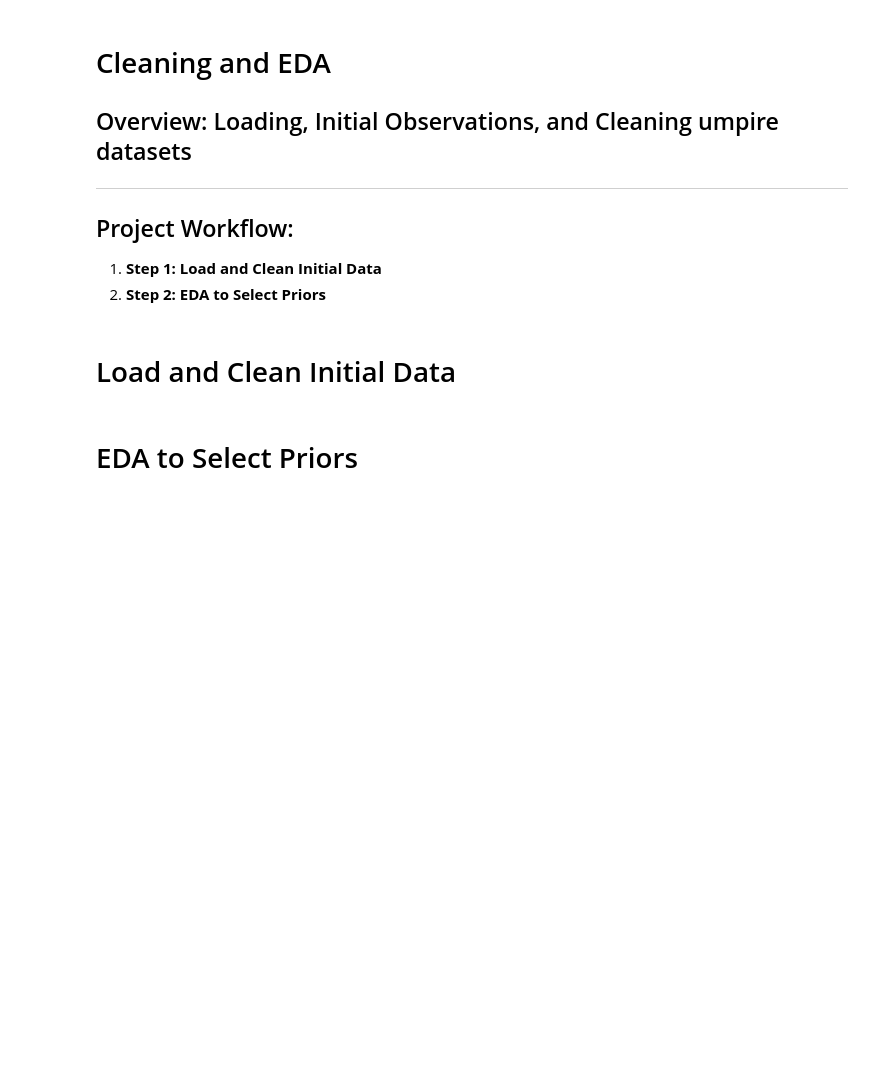
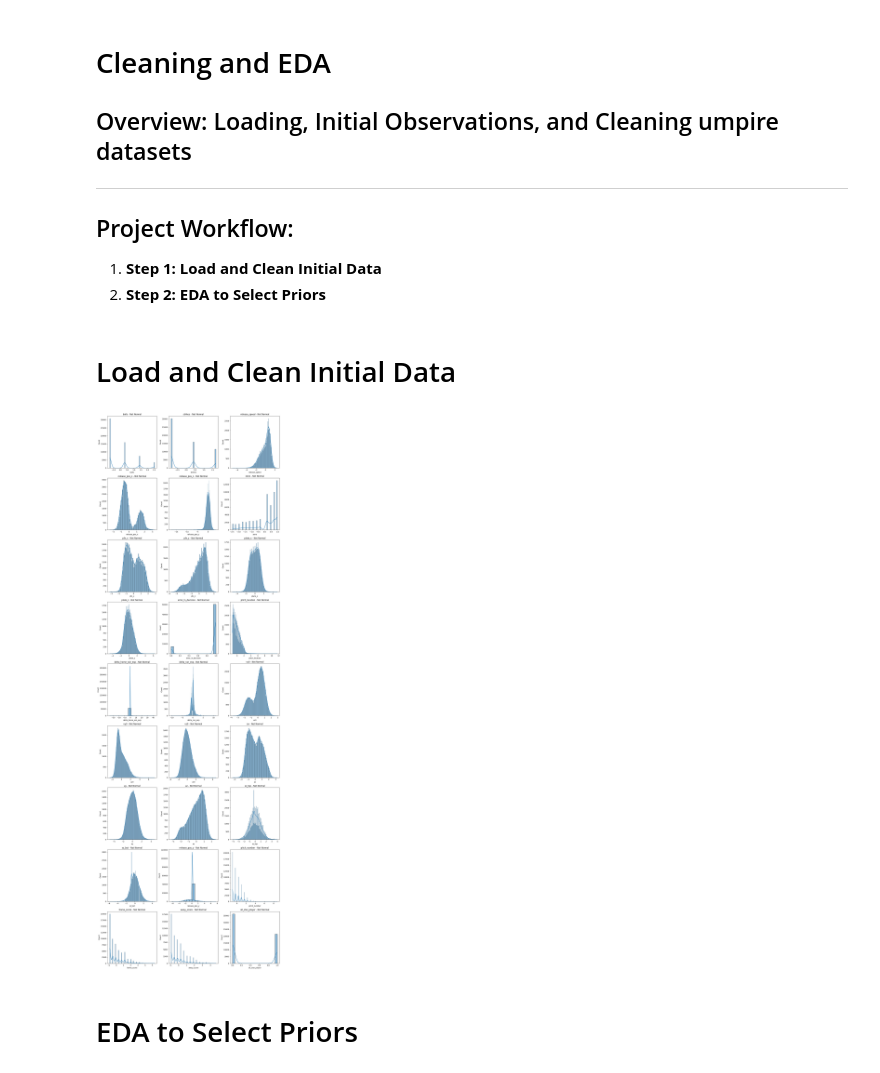
Before and after one commit to madelineshah4/ISEN427_Final, a Jupyter notebook: 01_Cleaning_EDA.ipynb, the cells around one changed output. Drawn from its saved outputs; the diff is of its cells as text; code cells hidden in the pictures; blank space fills up the shorter version.

```diff
--- a/01_Cleaning_EDA.ipynb
+++ b/01_Cleaning_EDA.ipynb
@@ -81,6 +81,34 @@ ump2 = pd.read_csv(file_path)
 # 3
 file_path = r"data/cleaned/Umpire_3_cleaned.csv"
 ump3 = pd.read_csv(file_path)
+# %%
+from scipy.stats import normaltest
+
+# Test for normality and collect results
+df = ump1.select_dtypes(include=["number"])
+normality_results = {}
+for col in df.columns:
+    stat, p = normaltest(df[col])
+    normality_results[col] = (p > 0.05)  # True if normal
+
+# Plot distributions
+num_cols = len(df.columns)
+fig, axes = plt.subplots(nrows=(num_cols + 2) // 3, ncols=3, figsize=(15, 5 * ((num_cols + 2) // 3)))
+axes = axes.flatten()
+
+for i, col in enumerate(df.columns):
+    sns.histplot(df[col], kde=True, ax=axes[i])
+    normal_status = "Normal" if normality_results[col] else "Not Normal"
+    axes[i].set_title(f"{col} - {normal_status}")
+
+# Hide unused subplots
+for j in range(i + 1, len(axes)):
+    fig.delaxes(axes[j])
+
+plt.tight_layout()
+plt.show()
+# %% [output]
+[figure, added]
 # %% [markdown]
 # EDA to Select Priors
 # %% [markdown]
```
Also changed, not shown: parts of 10 cells of this notebook, 13 other files.
